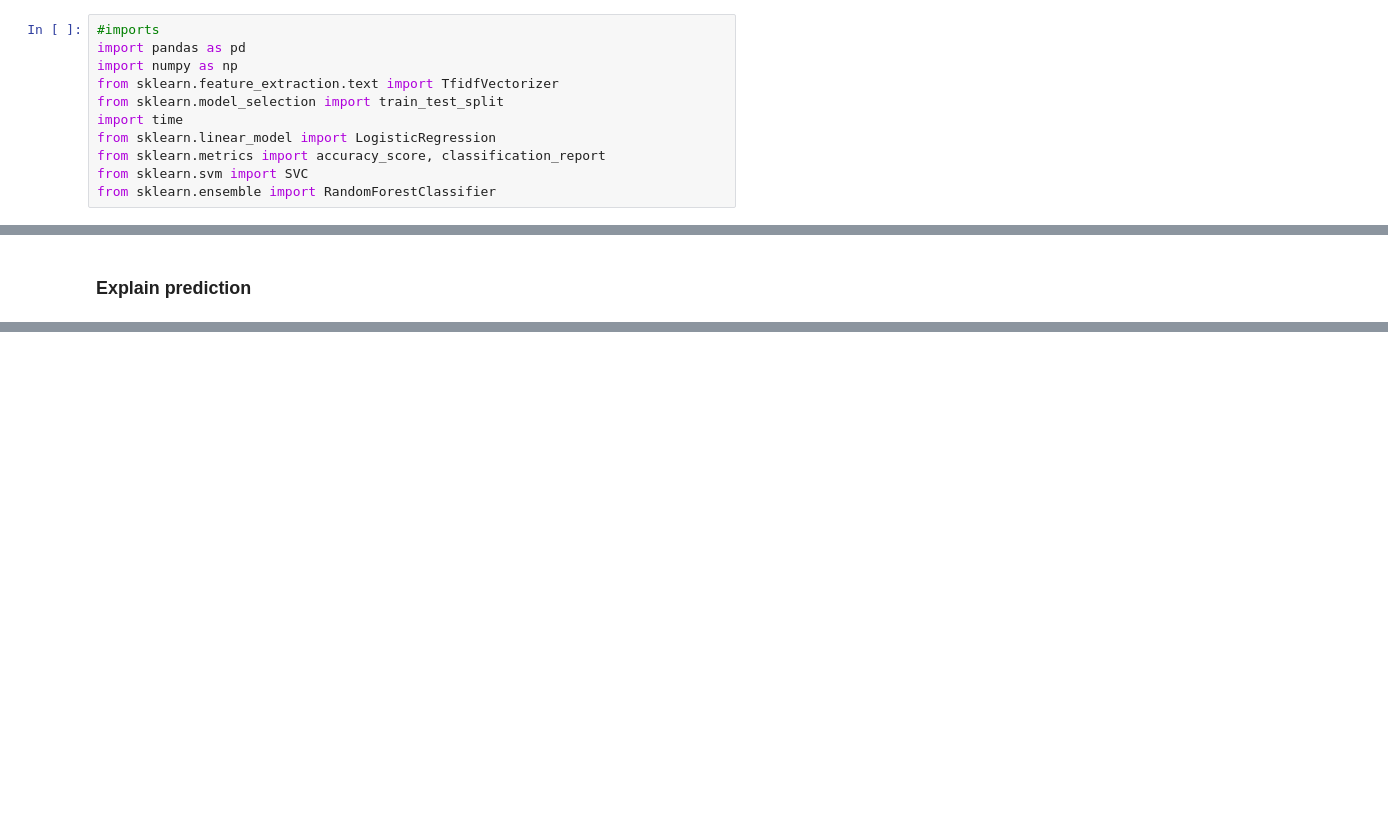
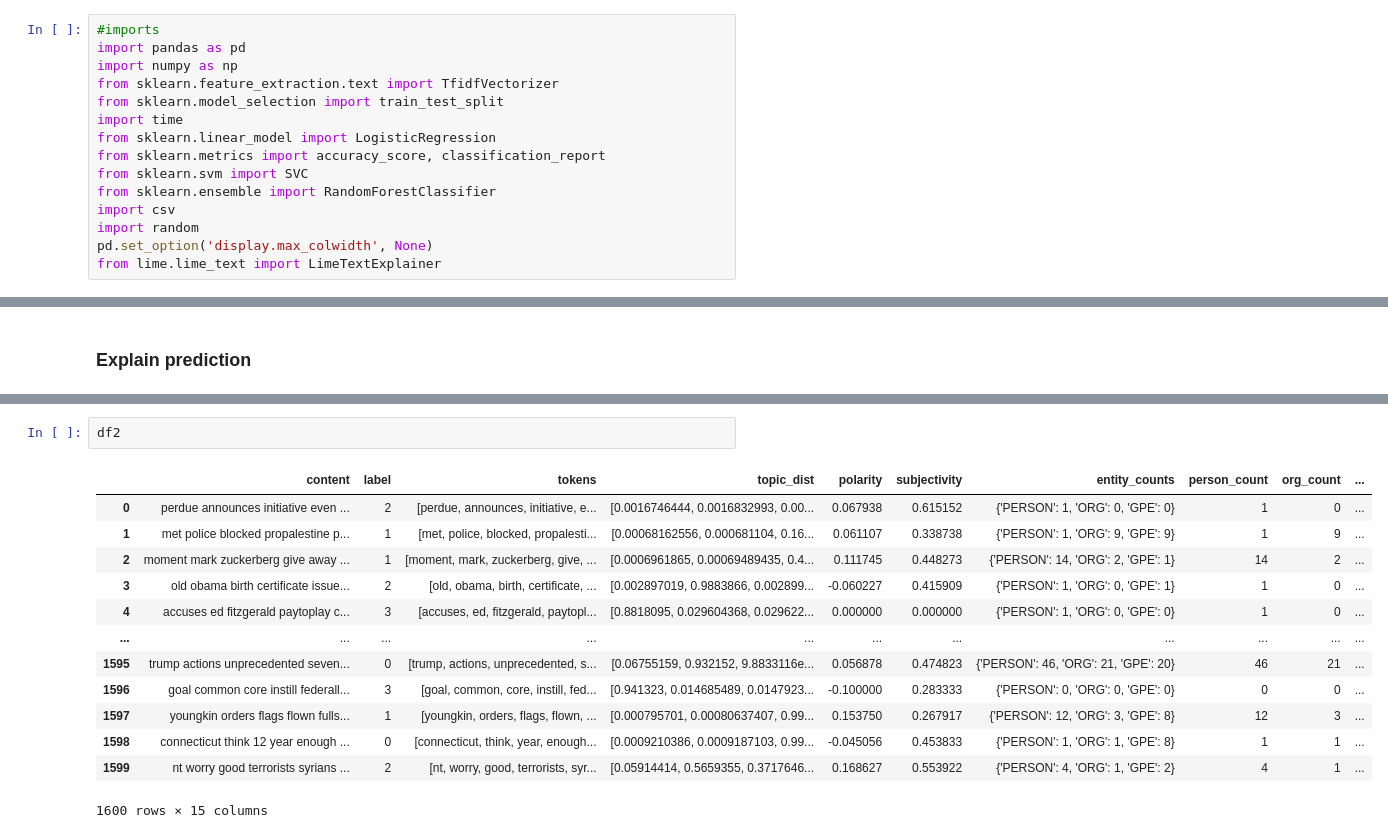
Before and after one commit to nuttymakes/TruthLens, a Jupyter notebook: TruthLens Modelling.ipynb, the cells around one changed output, grey strips where cells are left out. Saved outputs shown, nothing was run; the diff lists cells and outputs as text; blank space fills up the shorter version.

```diff
--- a/TruthLens Modelling.ipynb
+++ b/TruthLens Modelling.ipynb
@@ -11,6 +31,10 @@ from sklearn.linear_model import LogisticRegression
 from sklearn.metrics import accuracy_score, classification_report
 from sklearn.svm import SVC
 from sklearn.ensemble import RandomForestClassifier
+import csv
+import random
+pd.set_option('display.max_colwidth', None)
+from lime.lime_text import LimeTextExplainer
 # %% [markdown]
 ## Phase 1: Binary Classification
 
@@ -179,0 +438,16 @@ Top Features: ['text', 'life', 'pro', 'abortion', 'murphy']
+# %%
+df2
+# %% [output]
+|  | content | label | tokens | topic_dist | polarity | subjectivity | entity_counts | person_count | org_count | ... |
+| 0 | perdue announces initiative even ... | 2 | [perdue, announces, initiative, e... | [0.0016746444, 0.0016832993, 0.00... | 0.067938 | 0.615152 | {'PERSON': 1, 'ORG': 0, 'GPE': 0} | 1 | 0 | ... |
+| 1 | met police blocked propalestine p... | 1 | [met, police, blocked, propalesti... | [0.00068162556, 0.000681104, 0.16... | 0.061107 | 0.338738 | {'PERSON': 1, 'ORG': 9, 'GPE': 9} | 1 | 9 | ... |
+| 2 | moment mark zuckerberg give away ... | 1 | [moment, mark, zuckerberg, give, ... | [0.0006961865, 0.00069489435, 0.4... | 0.111745 | 0.448273 | {'PERSON': 14, 'ORG': 2, 'GPE': 1} | 14 | 2 | ... |
+| 3 | old obama birth certificate issue... | 2 | [old, obama, birth, certificate, ... | [0.002897019, 0.9883866, 0.002899... | -0.060227 | 0.415909 | {'PERSON': 1, 'ORG': 0, 'GPE': 1} | 1 | 0 | ... |
+| 4 | accuses ed fitzgerald paytoplay c... | 3 | [accuses, ed, fitzgerald, paytopl... | [0.8818095, 0.029604368, 0.029622... | 0.000000 | 0.000000 | {'PERSON': 1, 'ORG': 0, 'GPE': 0} | 1 | 0 | ... |
+| ... | ... | ... | ... | ... | ... | ... | ... | ... | ... | ... |
+| 1595 | trump actions unprecedented seven... | 0 | [trump, actions, unprecedented, s... | [0.06755159, 0.932152, 9.8833116e... | 0.056878 | 0.474823 | {'PERSON': 46, 'ORG': 21, 'GPE': 20} | 46 | 21 | ... |
+| 1596 | goal common core instill federall... | 3 | [goal, common, core, instill, fed... | [0.941323, 0.014685489, 0.0147923... | -0.100000 | 0.283333 | {'PERSON': 0, 'ORG': 0, 'GPE': 0} | 0 | 0 | ... |
+| 1597 | youngkin orders flags flown fulls... | 1 | [youngkin, orders, flags, flown, ... | [0.000795701, 0.00080637407, 0.99... | 0.153750 | 0.267917 | {'PERSON': 12, 'ORG': 3, 'GPE': 8} | 12 | 3 | ... |
+| 1598 | connecticut think 12 year enough ... | 0 | [connecticut, think, year, enough... | [0.0009210386, 0.0009187103, 0.99... | -0.045056 | 0.453833 | {'PERSON': 1, 'ORG': 1, 'GPE': 8} | 1 | 1 | ... |
+| 1599 | nt worry good terrorists syrians ... | 2 | [nt, worry, good, terrorists, syr... | [0.05914414, 0.5659355, 0.3717646... | 0.168627 | 0.553922 | {'PERSON': 4, 'ORG': 1, 'GPE': 2} | 4 | 1 | ... |
+1600 rows × 15 columns
```
Also changed, not shown: parts of 16 cells of this notebook, 5 other files.
